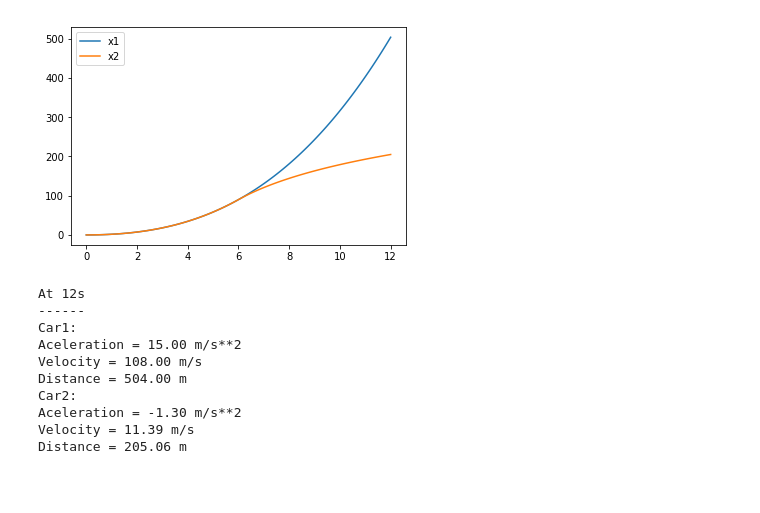
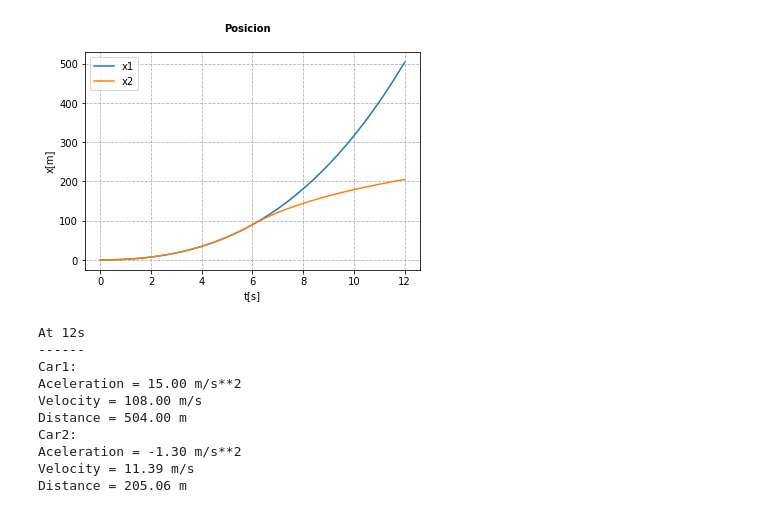
Before and after one commit to spartankel/problemas, a Jupyter notebook: Test.ipynb, the cells around one changed output. Saved outputs shown, nothing was run; the diff lists cells and outputs as text; code cells hidden in the pictures; blank space fills up the shorter version.

```diff
--- a/Test.ipynb
+++ b/Test.ipynb
@@ -51,10 +79,16 @@ plt.show()
 # %%
+fig = plt.figure()
+fig.suptitle('Posicion', fontsize=10, fontweight='bold')
+ax = fig.add_subplot(111)
+ax.grid(linestyle='--')
+ax.set_xlabel('t[s]')
+ax.set_ylabel('x[m]')
 plt.plot(t, map(x1, t), label='x1')
 plt.plot(t, map(x2, t), label='x2')
-plt.legend()
+ax.legend()
 plt.show()
 # %% [output]
-[figure, old version]
+[figure, new version]
 # %%
 print "At 12s"
 print "------"
```
Also changed, not shown: parts of 4 cells of this notebook.
